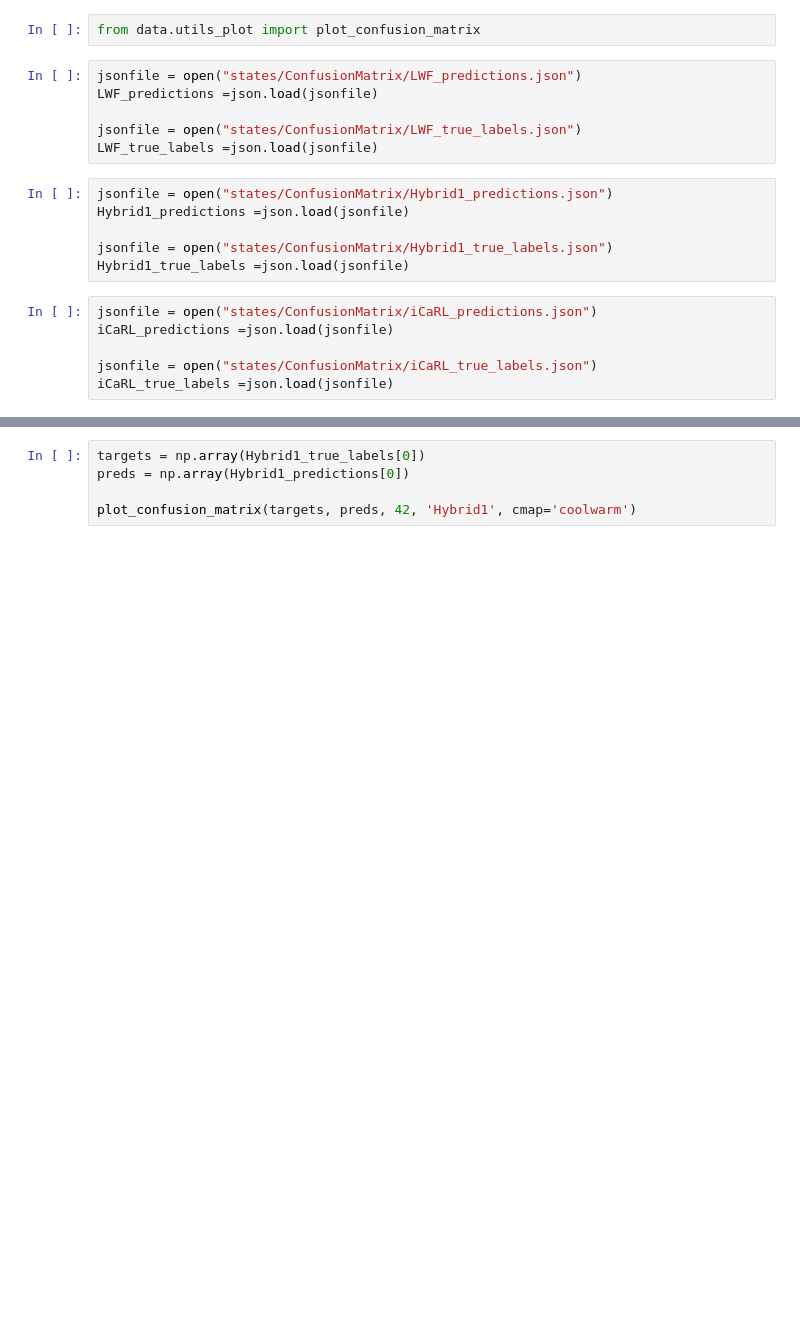
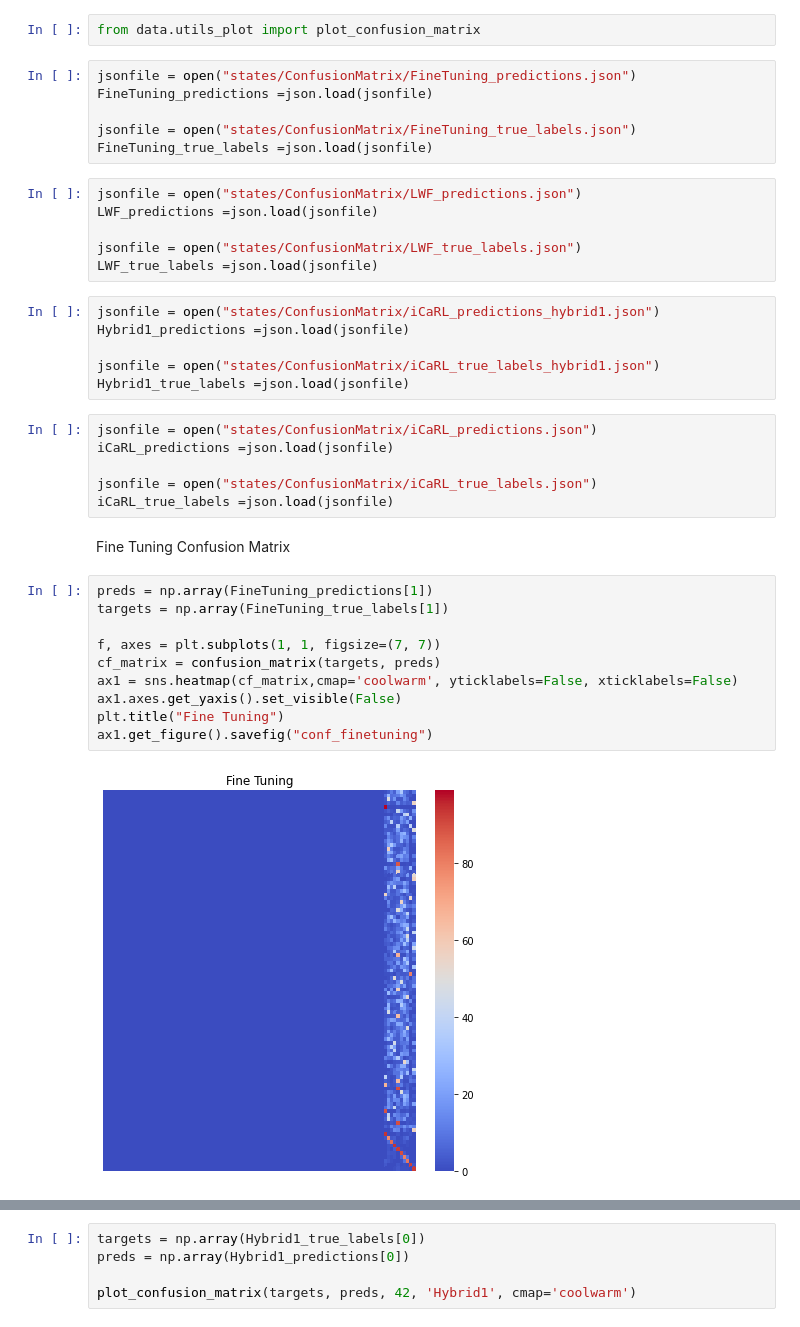
Before and after one commit to antonioalbanese/ProjectMLDL, a Jupyter notebook: plots/Plots.ipynb, the cells around one changed output, grey strips where cells are left out. Drawn from its saved outputs; the diff is of its cells as text; blank space fills up the shorter version.

```diff
--- a/plots/Plots.ipynb
+++ b/plots/Plots.ipynb
@@ -259,6 +264,12 @@ plot_test_accuracy(iCaRL_test_accuracy_stats,
 # Plot Confusion Matrix
 # %%
 from data.utils_plot import plot_confusion_matrix
+# %%
+jsonfile = open("states/ConfusionMatrix/FineTuning_predictions.json")
+FineTuning_predictions =json.load(jsonfile)
+
+jsonfile = open("states/ConfusionMatrix/FineTuning_true_labels.json")
+FineTuning_true_labels =json.load(jsonfile)
 # %%
 jsonfile = open("states/ConfusionMatrix/LWF_predictions.json")
 LWF_predictions =json.load(jsonfile)
@@ -266,10 +277,10 @@ LWF_predictions =json.load(jsonfile)
 jsonfile = open("states/ConfusionMatrix/LWF_true_labels.json")
 LWF_true_labels =json.load(jsonfile)
 # %%
-jsonfile = open("states/ConfusionMatrix/Hybrid1_predictions.json")
+jsonfile = open("states/ConfusionMatrix/iCaRL_predictions_hybrid1.json")
 Hybrid1_predictions =json.load(jsonfile)
 
-jsonfile = open("states/ConfusionMatrix/Hybrid1_true_labels.json")
+jsonfile = open("states/ConfusionMatrix/iCaRL_true_labels_hybrid1.json")
 Hybrid1_true_labels =json.load(jsonfile)
 # %%
 jsonfile = open("states/ConfusionMatrix/iCaRL_predictions.json")
@@ -277,3 +288,17 @@ iCaRL_predictions =json.load(jsonfile)
 
 jsonfile = open("states/ConfusionMatrix/iCaRL_true_labels.json")
 iCaRL_true_labels =json.load(jsonfile)
+# %% [markdown]
+Fine Tuning Confusion Matrix
+# %%
+preds = np.array(FineTuning_predictions[1])
+targets = np.array(FineTuning_true_labels[1])
+
+f, axes = plt.subplots(1, 1, figsize=(7, 7))
+cf_matrix = confusion_matrix(targets, preds)
+ax1 = sns.heatmap(cf_matrix,cmap='coolwarm', yticklabels=False, xticklabels=False)
+ax1.axes.get_yaxis().set_visible(False)
+plt.title("Fine Tuning")
+ax1.get_figure().savefig("conf_finetuning")
+# %% [output]
+[figure, added]
```
Also changed, not shown: parts of 10 cells of this notebook.
